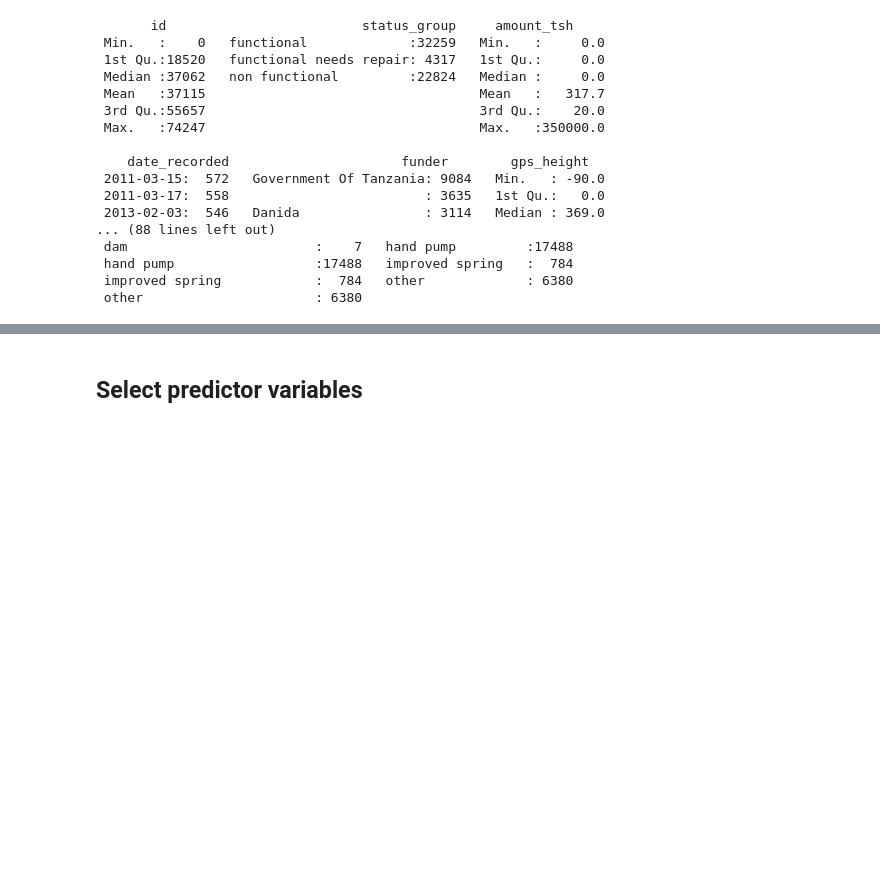
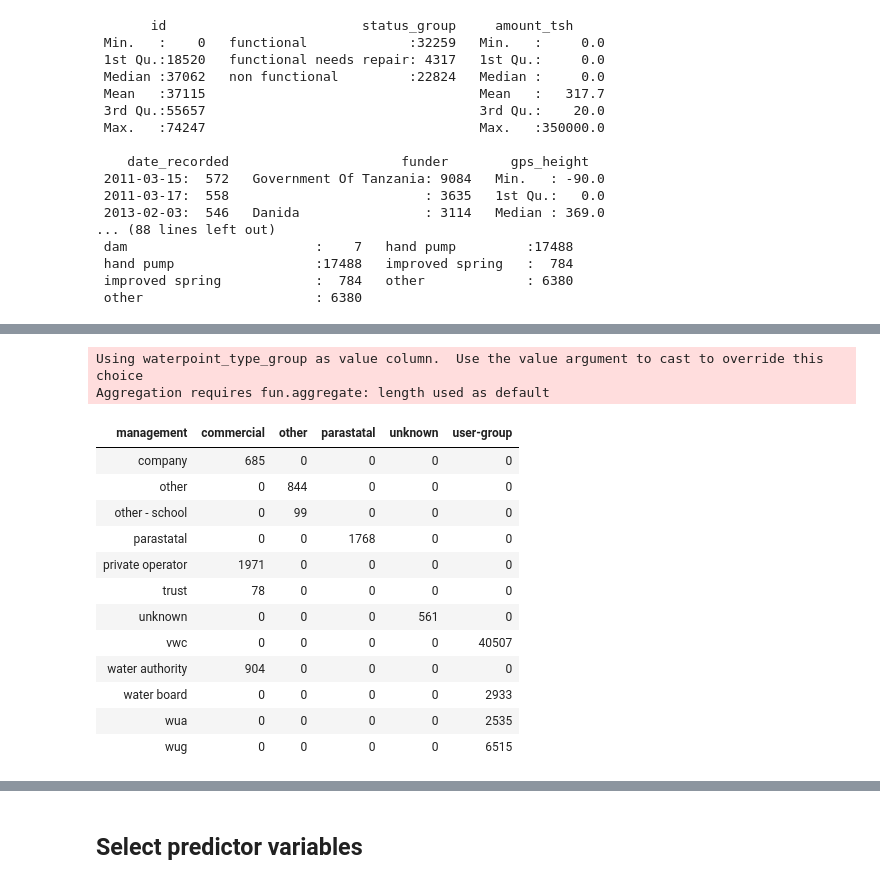
Before and after one commit to agrilive/drivendata-pump-it-up, a Jupyter notebook: data-preprocessing.ipynb, the cells around one changed output, grey strips where cells are left out. Cells and saved outputs as stored; diff of their text form; code cells hidden in the pictures; blank space fills up the shorter version.

```diff
--- a/data-preprocessing.ipynb
+++ b/data-preprocessing.ipynb
@@ -37,0 +107,19 @@ test <- read.csv('test-set-values.csv')
+# %%
+cast(trainval,management~management_group)
+# management, management_group: management is more granular
+# %% [output]
+Using waterpoint_type_group as value column.  Use the value argument to cast to override this choice
+Aggregation requires fun.aggregate: length used as default
+| management | commercial | other | parastatal | unknown | user-group |
+| company | 685 | 0 | 0 | 0 | 0 |
+| other | 0 | 844 | 0 | 0 | 0 |
+| other - school | 0 | 99 | 0 | 0 | 0 |
+| parastatal | 0 | 0 | 1768 | 0 | 0 |
+| private operator | 1971 | 0 | 0 | 0 | 0 |
+| trust | 78 | 0 | 0 | 0 | 0 |
+| unknown | 0 | 0 | 0 | 561 | 0 |
+| vwc | 0 | 0 | 0 | 0 | 40507 |
+| water authority | 904 | 0 | 0 | 0 | 0 |
+| water board | 0 | 0 | 0 | 0 | 2933 |
+| wua | 0 | 0 | 0 | 0 | 2535 |
+| wug | 0 | 0 | 0 | 0 | 6515 |
```
Also changed, not shown: parts of 40 cells of this notebook, 2 other files.
